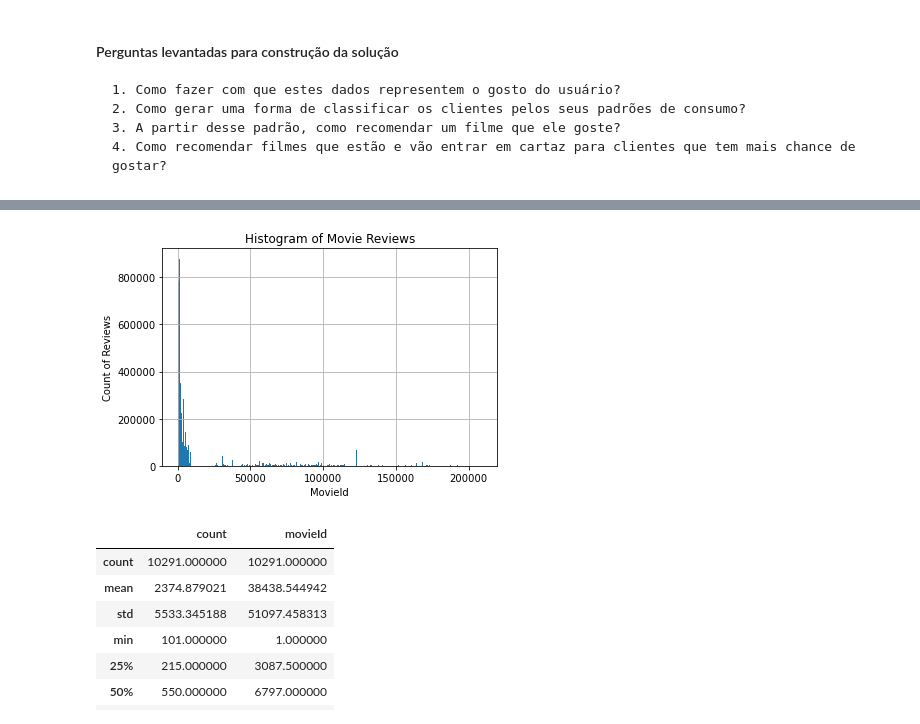
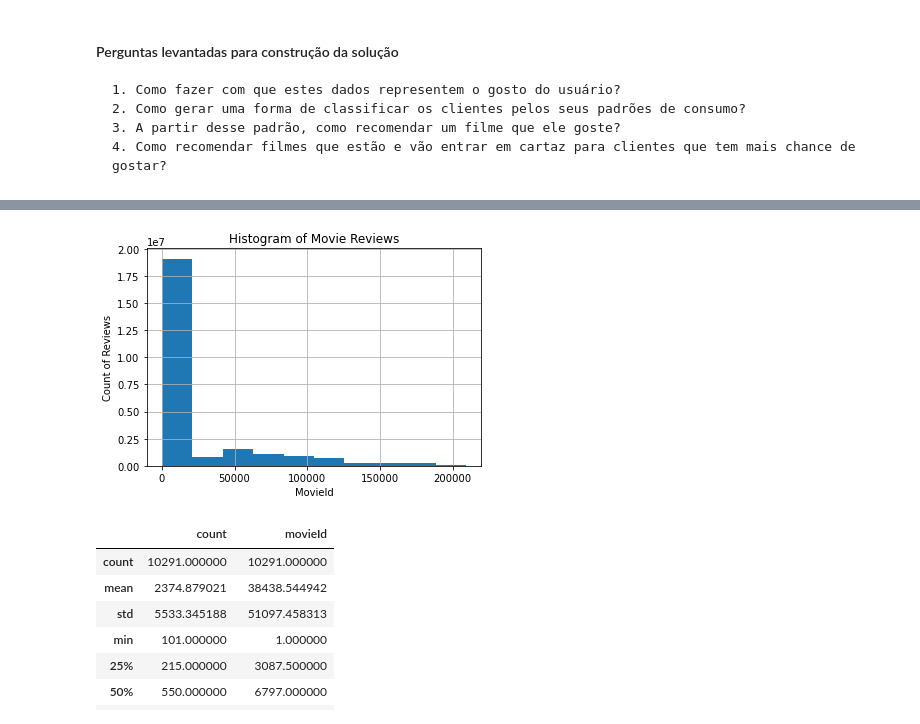
Before and after one commit to red-dot-org/recommendation-model, a Jupyter notebook: NB#2 - Machine Learning Model.ipynb, the cells around one changed output, grey strips where cells are left out. Cells and saved outputs as stored; diff of their text form; code cells hidden in the pictures.

```diff
--- a/NB#2 - Machine Learning Model.ipynb
+++ b/NB#2 - Machine Learning Model.ipynb
@@ -59,13 +52,13 @@ Rating_avg.head()
 # %%
-plt.hist(Rating_avg['movieId'].values, bins=len(sample['movieId'].value_counts()))
+plt.hist(Rating_avg['movieId'].values)
 
 plt.xlabel('MovieId')
 plt.ylabel('Count of Reviews')
 plt.title('Histogram of Movie Reviews')
 plt.grid(True)
 plt.show()
 # %% [output]
-[figure, old version]
+[figure, new version]
 # %%
 df = pd.DataFrame([])
 df['count'] = Rating_avg['movieId'].value_counts()
```
Also changed, not shown: parts of 6 cells of this notebook.
